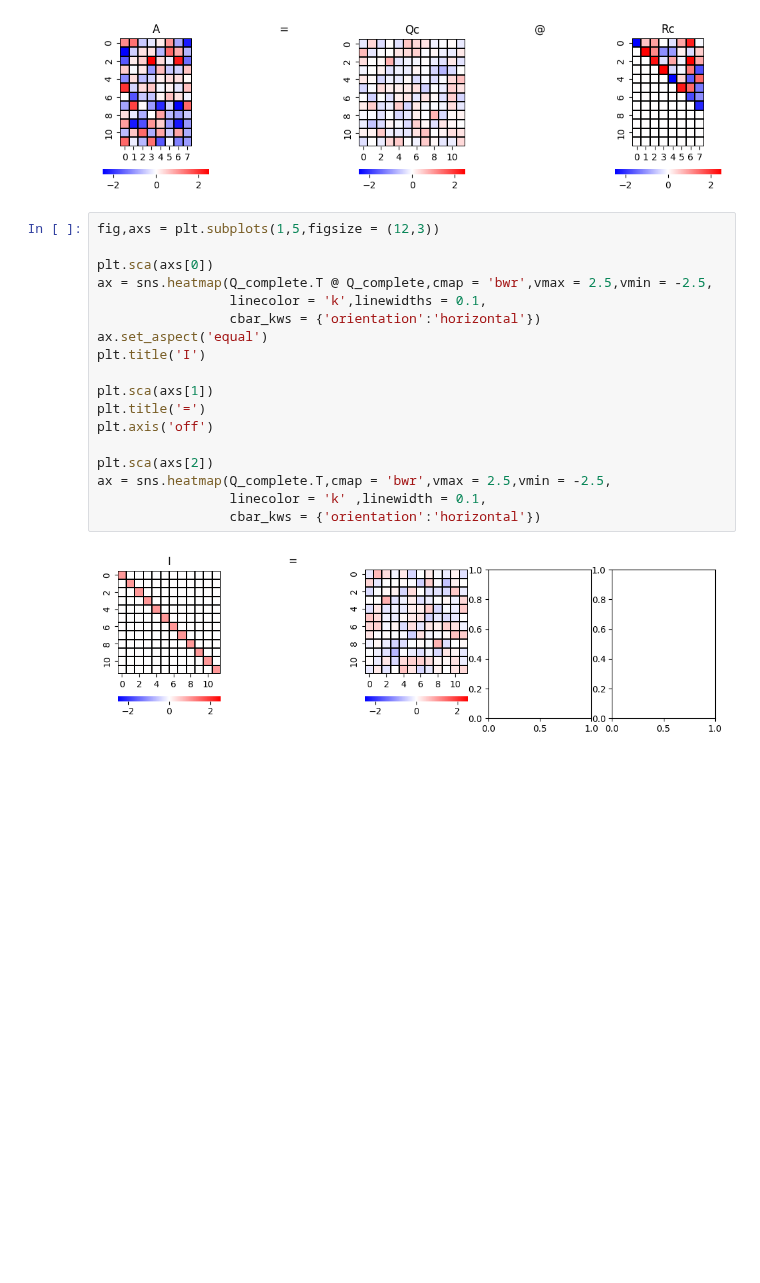
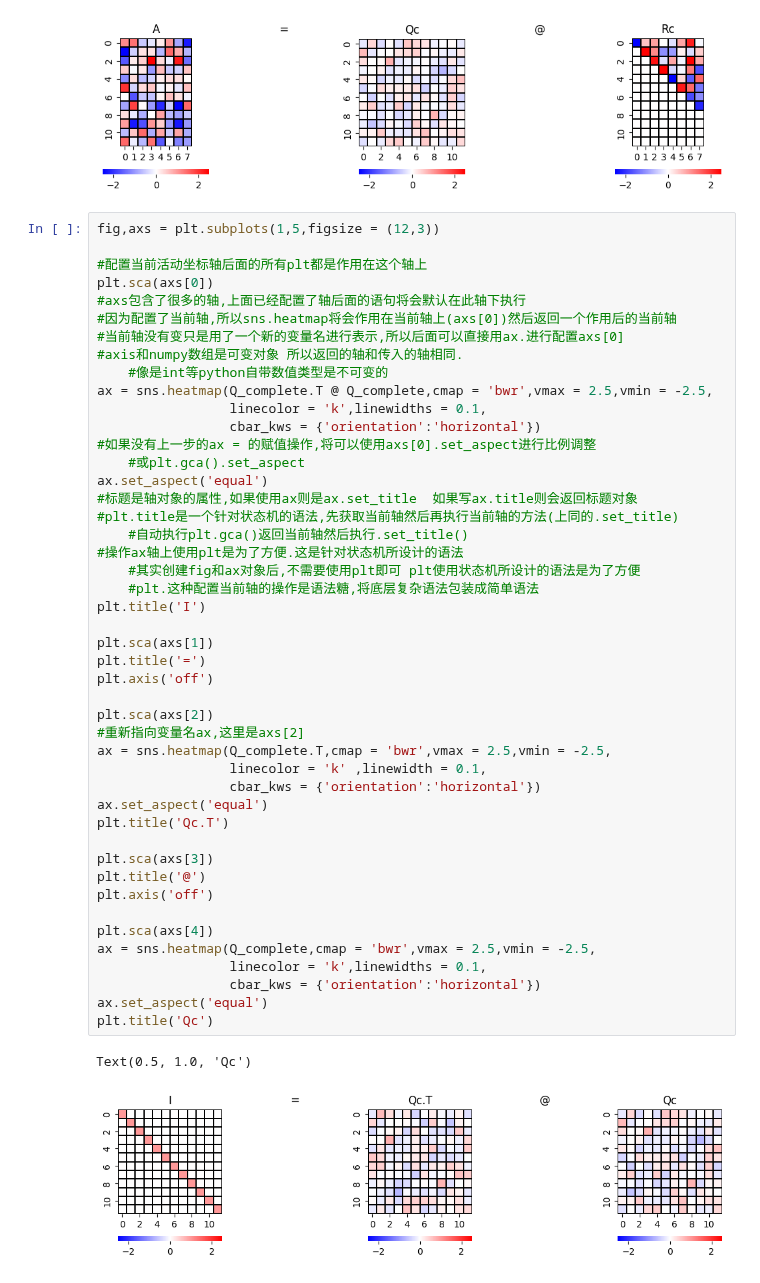
Before and after one commit to Arch-jyh/iris_books, a Jupyter notebook: math_easy/Linear_algebra/2/exersice9_5.ipynb, the cells around one changed output. Drawn from its saved outputs; the diff is of its cells as text; blank space fills up the shorter version.

```diff
--- a/math_easy/Linear_algebra/2/exersice9_5.ipynb
+++ b/math_easy/Linear_algebra/2/exersice9_5.ipynb
@@ -47,20 +47,49 @@ Text(0.5, 1.0, 'Rc')
 # %%
 fig,axs = plt.subplots(1,5,figsize = (12,3))
 
+#配置当前活动坐标轴后面的所有plt都是作用在这个轴上
 plt.sca(axs[0])
+#axs包含了很多的轴,上面已经配置了轴后面的语句将会默认在此轴下执行
+#因为配置了当前轴,所以sns.heatmap将会作用在当前轴上(axs[0])然后返回一个作用后的当前轴
+#当前轴没有变只是用了一个新的变量名进行表示,所以后面可以直接用ax.进行配置axs[0]
+#axis和numpy数组是可变对象 所以返回的轴和传入的轴相同.
+    #像是int等python自带数值类型是不可变的
 ax = sns.heatmap(Q_complete.T @ Q_complete,cmap = 'bwr',vmax = 2.5,vmin = -2.5,
                  linecolor = 'k',linewidths = 0.1,
                  cbar_kws = {'orientation':'horizontal'})
+#如果没有上一步的ax = 的赋值操作,将可以使用axs[0].set_aspect进行比例调整
+    #或plt.gca().set_aspect
 ax.set_aspect('equal')
+#标题是轴对象的属性,如果使用ax则是ax.set_title  如果写ax.title则会返回标题对象
+#plt.title是一个针对状态机的语法,先获取当前轴然后再执行当前轴的方法(上同的.set_title)
+    #自动执行plt.gca()返回当前轴然后执行.set_title()
+#操作ax轴上使用plt是为了方便.这是针对状态机所设计的语法
+    #其实创建fig和ax对象后,不需要使用plt即可 plt使用状态机所设计的语法是为了方便
+    #plt.这种配置当前轴的操作是语法糖,将底层复杂语法包装成简单语法
 plt.title('I')
 
 plt.sca(axs[1])
 plt.title('=')
 plt.axis('off')
 
 plt.sca(axs[2])
+#重新指向变量名ax,这里是axs[2]
 ax = sns.heatmap(Q_complete.T,cmap = 'bwr',vmax = 2.5,vmin = -2.5,
                  linecolor = 'k' ,linewidth = 0.1,
                  cbar_kws = {'orientation':'horizontal'})
+ax.set_aspect('equal')
+plt.title('Qc.T')
+
+plt.sca(axs[3])
+plt.title('@')
+plt.axis('off')
+
+plt.sca(axs[4])
+ax = sns.heatmap(Q_complete,cmap = 'bwr',vmax = 2.5,vmin = -2.5,
+                 linecolor = 'k',linewidths = 0.1,
+                 cbar_kws = {'orientation':'horizontal'})
+ax.set_aspect('equal')
+plt.title('Qc')
 # %% [output]
+Text(0.5, 1.0, 'Qc')
-[figure, old version]
+[figure, new version]
```
Also changed, not shown: parts of 2 cells of this notebook, 1 other file.
